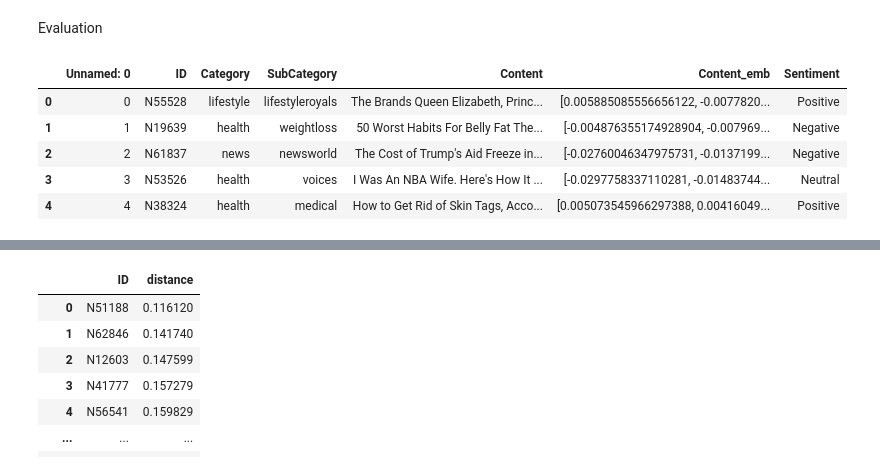
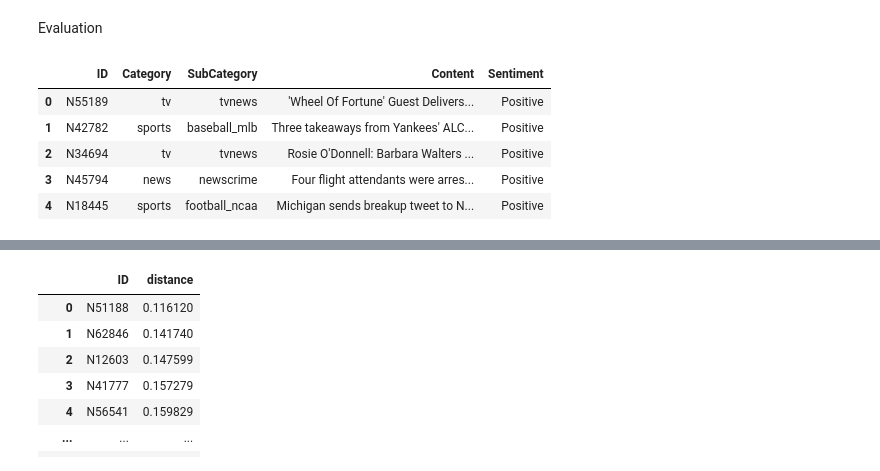
Before and after one commit to krisbara/GPT-Recommender-systems, a Jupyter notebook: sentiment_analysis.ipynb, the cells around one changed output, grey strips where cells are left out. Drawn from its saved outputs; the diff is of its cells as text; code cells hidden in the pictures.

Commit message:
sentiment analysis

```diff
--- a/sentiment_analysis.ipynb
+++ b/sentiment_analysis.ipynb
@@ -46,12 +46,14 @@ news.head()
 # %% [markdown]
 Evaluation
 # %%
-news = pd.read_csv("sentiment_analysis/sentiment_final.csv") #document with user interactions
+news = pd.read_csv("sentiment_analysis/sentiment_TEST.csv") #document with user interactions
+news = news.iloc[:, 1:]
+news = news.drop(['Content_emb'], axis=1)
 news.head()
 # %% [output]
-|  | Unnamed: 0 | ID | Category | SubCategory | Content | Content_emb | Sentiment |
-| 0 | 0 | N55528 | lifestyle | lifestyleroyals | The Brands Queen Elizabeth, Princ... | [0.005885085556656122, -0.0077820... | Positive |
-| 1 | 1 | N19639 | health | weightloss | 50 Worst Habits For Belly Fat The... | [-0.004876355174928904, -0.007969... | Negative |
-| 2 | 2 | N61837 | news | newsworld | The Cost of Trump's Aid Freeze in... | [-0.02760046347975731, -0.0137199... | Negative |
-| 3 | 3 | N53526 | health | voices | I Was An NBA Wife. Here's How It ... | [-0.0297758337110281, -0.01483744... | Neutral |
-| 4 | 4 | N38324 | health | medical | How to Get Rid of Skin Tags, Acco... | [0.005073545966297388, 0.00416049... | Positive |
+|  | ID | Category | SubCategory | Content | Sentiment |
+| 0 | N55189 | tv | tvnews | 'Wheel Of Fortune' Guest Delivers... | Positive |
+| 1 | N42782 | sports | baseball_mlb | Three takeaways from Yankees' ALC... | Positive |
+| 2 | N34694 | tv | tvnews | Rosie O'Donnell: Barbara Walters ... | Positive |
+| 3 | N45794 | news | newscrime | Four flight attendants were arres... | Positive |
+| 4 | N18445 | sports | football_ncaa | Michigan sends breakup tweet to N... | Positive |
```
Also changed, not shown: parts of 11 cells of this notebook.
